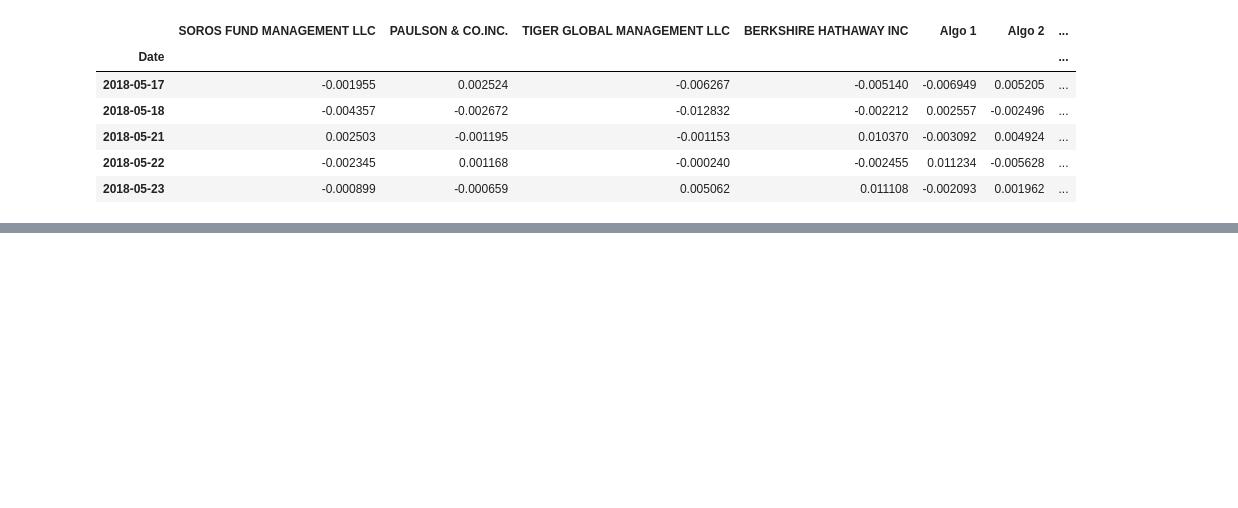
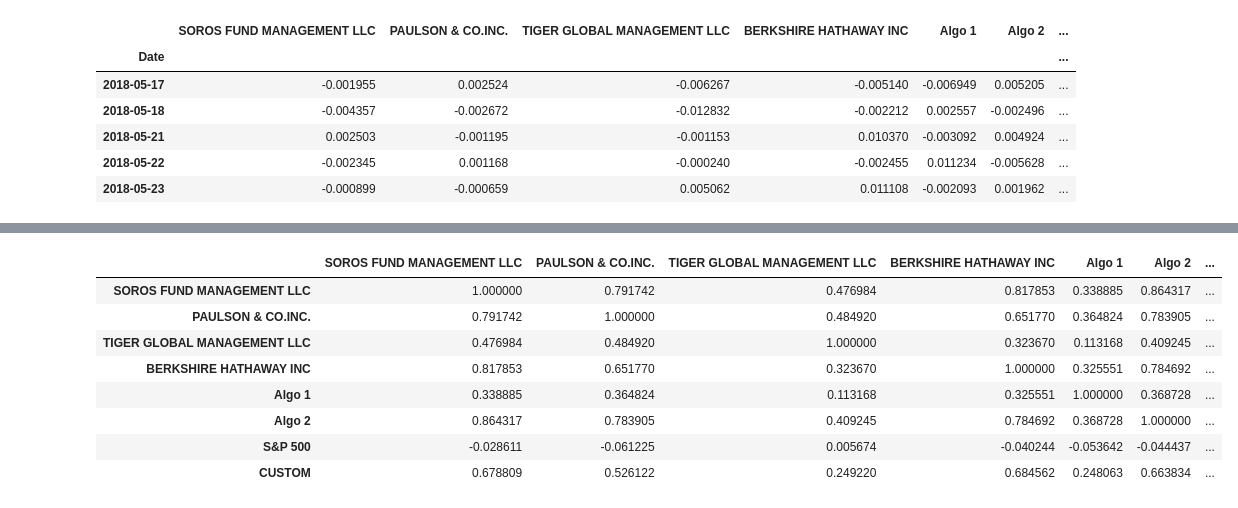
Before and after one commit to kristinav910/Hospitality_Portfolio_Analysis, a Jupyter notebook: Whale_Analysis.ipynb, the cells around one changed output, grey strips where cells are left out. Cells and saved outputs as stored; diff of their text form; code cells hidden in the pictures; blank space fills up the shorter version.

```diff
--- a/Whale_Analysis.ipynb
+++ b/Whale_Analysis.ipynb
@@ -469,0 +525,14 @@ all_new_data.head()
+# %%
+# Create a correlation analysis
+correlation_new = joined_new_data.corr()
+correlation_new
+# %% [output]
+|  | SOROS FUND MANAGEMENT LLC | PAULSON & CO.INC. | TIGER GLOBAL MANAGEMENT LLC | BERKSHIRE HATHAWAY INC | Algo 1 | Algo 2 | ... |
+| SOROS FUND MANAGEMENT LLC | 1.000000 | 0.791742 | 0.476984 | 0.817853 | 0.338885 | 0.864317 | ... |
+| PAULSON & CO.INC. | 0.791742 | 1.000000 | 0.484920 | 0.651770 | 0.364824 | 0.783905 | ... |
+| TIGER GLOBAL MANAGEMENT LLC | 0.476984 | 0.484920 | 1.000000 | 0.323670 | 0.113168 | 0.409245 | ... |
+| BERKSHIRE HATHAWAY INC | 0.817853 | 0.651770 | 0.323670 | 1.000000 | 0.325551 | 0.784692 | ... |
+| Algo 1 | 0.338885 | 0.364824 | 0.113168 | 0.325551 | 1.000000 | 0.368728 | ... |
+| Algo 2 | 0.864317 | 0.783905 | 0.409245 | 0.784692 | 0.368728 | 1.000000 | ... |
+| S&P 500 | -0.028611 | -0.061225 | 0.005674 | -0.040244 | -0.053642 | -0.044437 | ... |
+| CUSTOM | 0.678809 | 0.526122 | 0.249220 | 0.684562 | 0.248063 | 0.663834 | ... |
```
Also changed, not shown: parts of 12 cells of this notebook.
